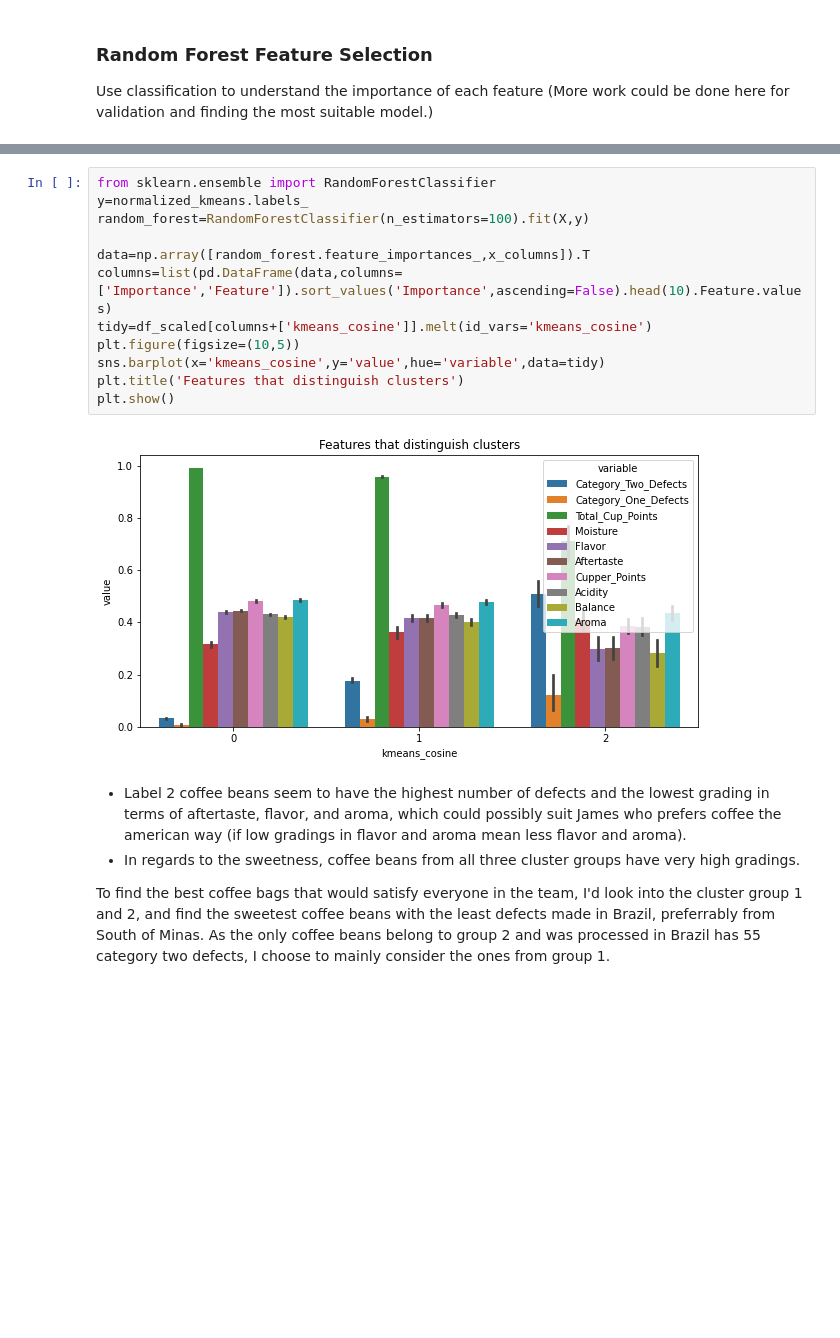
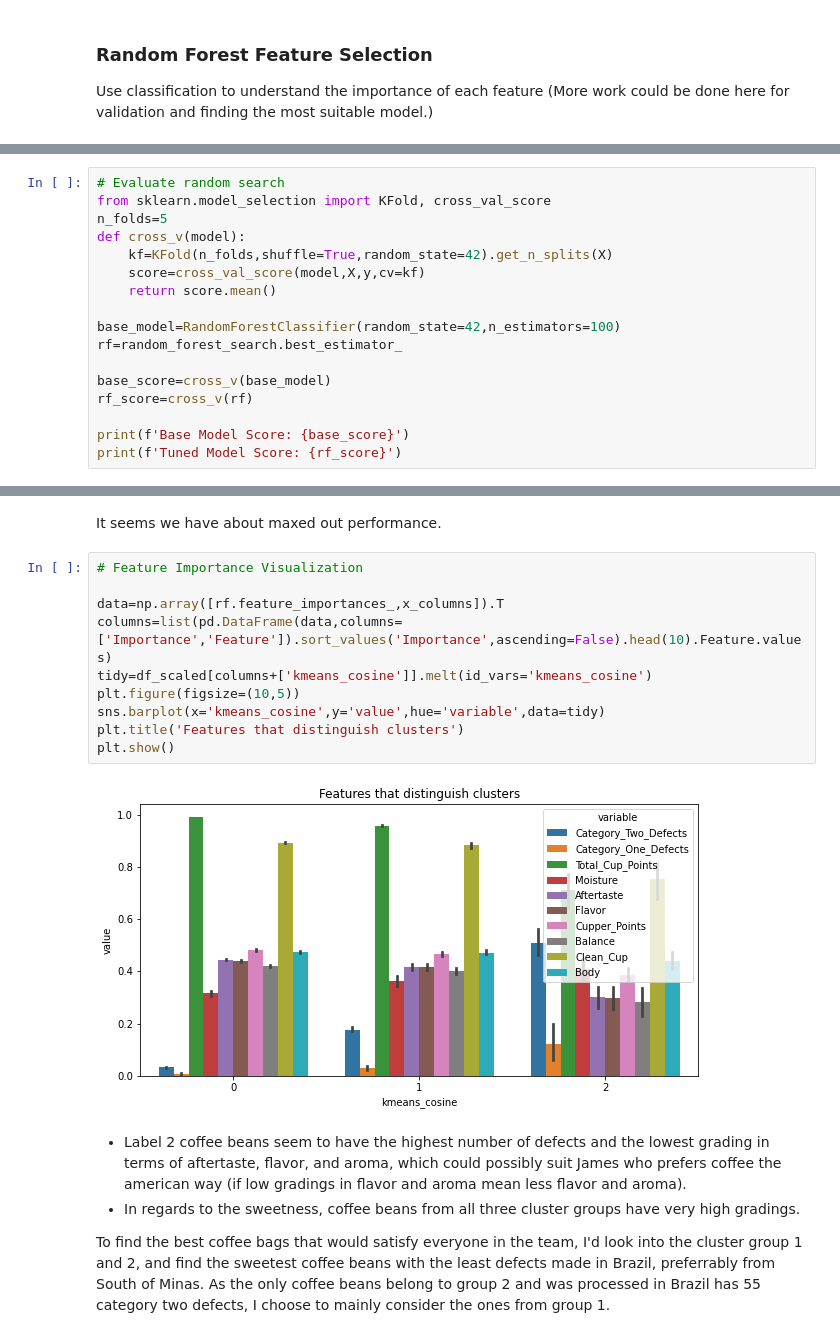
Before and after one commit to Phil-avi/coffee-quality-database, a Jupyter notebook: Exploratory Analysis.ipynb, the cells around one changed output, grey strips where cells are left out. Cells and saved outputs as stored; diff of their text form; blank space fills up the shorter version.

Commit message:
fine tuned the model

```diff
--- a/Exploratory Analysis.ipynb
+++ b/Exploratory Analysis.ipynb
@@ -307,0 +378,17 @@ sns.boxplot(x='group',y='Sweetness',data=arabica_df,ax=axes[2])
+# %%
+# Evaluate random search
+from sklearn.model_selection import KFold, cross_val_score
+n_folds=5
+def cross_v(model):
+    kf=KFold(n_folds,shuffle=True,random_state=42).get_n_splits(X)
+    score=cross_val_score(model,X,y,cv=kf)
+    return score.mean()
+
+base_model=RandomForestClassifier(random_state=42,n_estimators=100)
+rf=random_forest_search.best_estimator_
+
+base_score=cross_v(base_model)
+rf_score=cross_v(rf)
+
+print(f'Base Model Score: {base_score}')
+print(f'Tuned Model Score: {rf_score}')
@@ -308,17 +444,17 @@ sns.boxplot(x='group',y='Sweetness',data=arabica_df,ax=axes[2])
+# %% [markdown]
+It seems we have about maxed out performance.
 # %%
-from sklearn.ensemble import RandomForestClassifier
-y=normalized_kmeans.labels_
-random_forest=RandomForestClassifier(n_estimators=100).fit(X,y)
+# Feature Importance Visualization
 
-data=np.array([random_forest.feature_importances_,x_columns]).T
+data=np.array([rf.feature_importances_,x_columns]).T
 columns=list(pd.DataFrame(data,columns=['Importance','Feature']).sort_values('Importance',ascending=False).head(10).Feature.values)
 tidy=df_scaled[columns+['kmeans_cosine']].melt(id_vars='kmeans_cosine')
 plt.figure(figsize=(10,5))
 sns.barplot(x='kmeans_cosine',y='value',hue='variable',data=tidy)
 plt.title('Features that distinguish clusters')
 plt.show()
 # %% [output]
-[figure, old version]
+[figure, new version]
 # %% [markdown]
 * Label 2 coffee beans seem to have the highest number of defects and the lowest grading in terms of aftertaste, flavor, and aroma, which could possibly suit James who prefers coffee the american way (if low gradings in flavor and aroma mean less flavor and aroma).
 * In regards to the sweetness, coffee beans from all three cluster groups have very high gradings.
```
Also changed, not shown: parts of 12 cells of this notebook, 1 other file.
